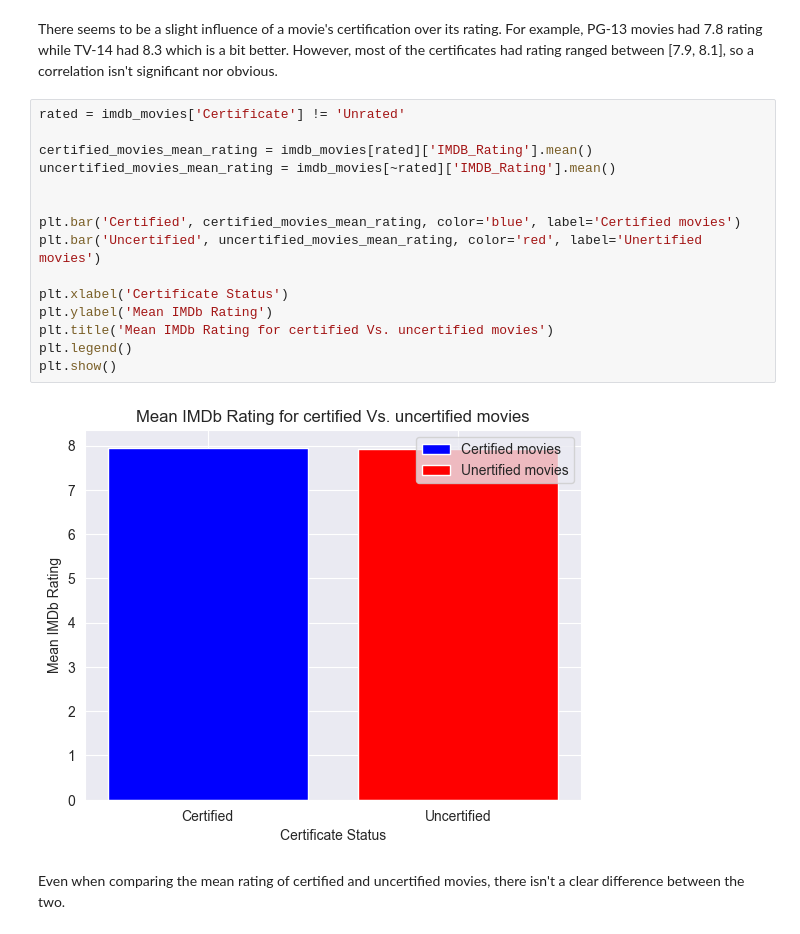
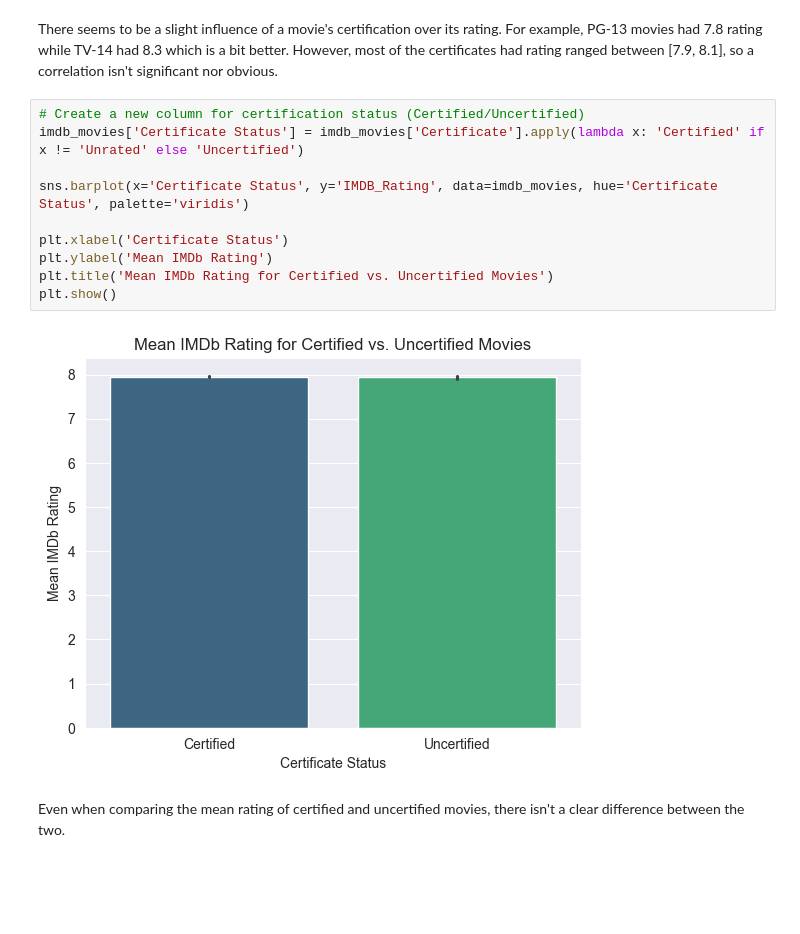
Before and after one commit to Mohamad-Jamal-J/imdb-movies-analysis-DC-Project, a Jupyter notebook: Pandas/Project.ipynb, the cells around one changed output. Saved outputs shown, nothing was run; the diff lists cells and outputs as text; blank space fills up the shorter version.

```diff
--- a/Pandas/Project.ipynb
+++ b/Pandas/Project.ipynb
@@ -476,22 +448,17 @@ plt.show()
 # %% [markdown]
 There seems to be a slight influence of a movie's certification over its rating. For example, PG-13 movies had 7.8 rating while TV-14 had 8.3 which is a bit better. However, most of the certificates had rating ranged between [7.9, 8.1], so a correlation isn't significant nor obvious.
 # %%
-rated = imdb_movies['Certificate'] != 'Unrated'
+# Create a new column for certification status (Certified/Uncertified)
+imdb_movies['Certificate Status'] = imdb_movies['Certificate'].apply(lambda x: 'Certified' if x != 'Unrated' else 'Uncertified')
 
-certified_movies_mean_rating = imdb_movies[rated]['IMDB_Rating'].mean()
-uncertified_movies_mean_rating = imdb_movies[~rated]['IMDB_Rating'].mean()
-
-
-plt.bar('Certified', certified_movies_mean_rating, color='blue', label='Certified movies')
-plt.bar('Uncertified', uncertified_movies_mean_rating, color='red', label='Unertified movies')
+sns.barplot(x='Certificate Status', y='IMDB_Rating', data=imdb_movies, hue='Certificate Status', palette='viridis')
 
 plt.xlabel('Certificate Status')
 plt.ylabel('Mean IMDb Rating')
-plt.title('Mean IMDb Rating for certified Vs. uncertified movies')
-plt.legend()
+plt.title('Mean IMDb Rating for Certified vs. Uncertified Movies')
 plt.show()
 # %% [output]
-[figure, old version]
+[figure, new version]
 # %% [markdown]
 Even when comparing the mean rating of certified and uncertified movies, there isn't a clear difference between the two.
 # %% [markdown]
```
Also changed, not shown: parts of 16 cells of this notebook, 1 other file.
